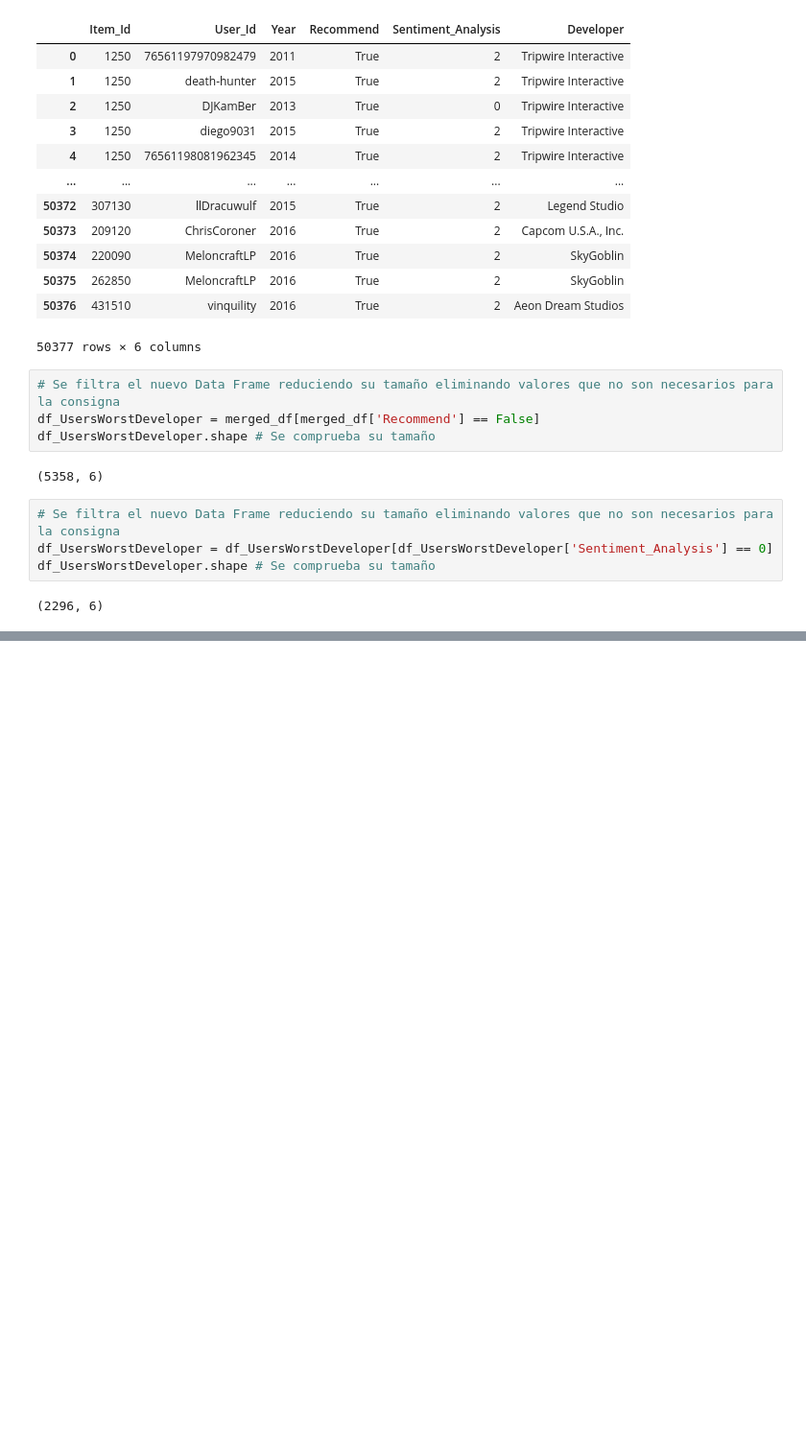
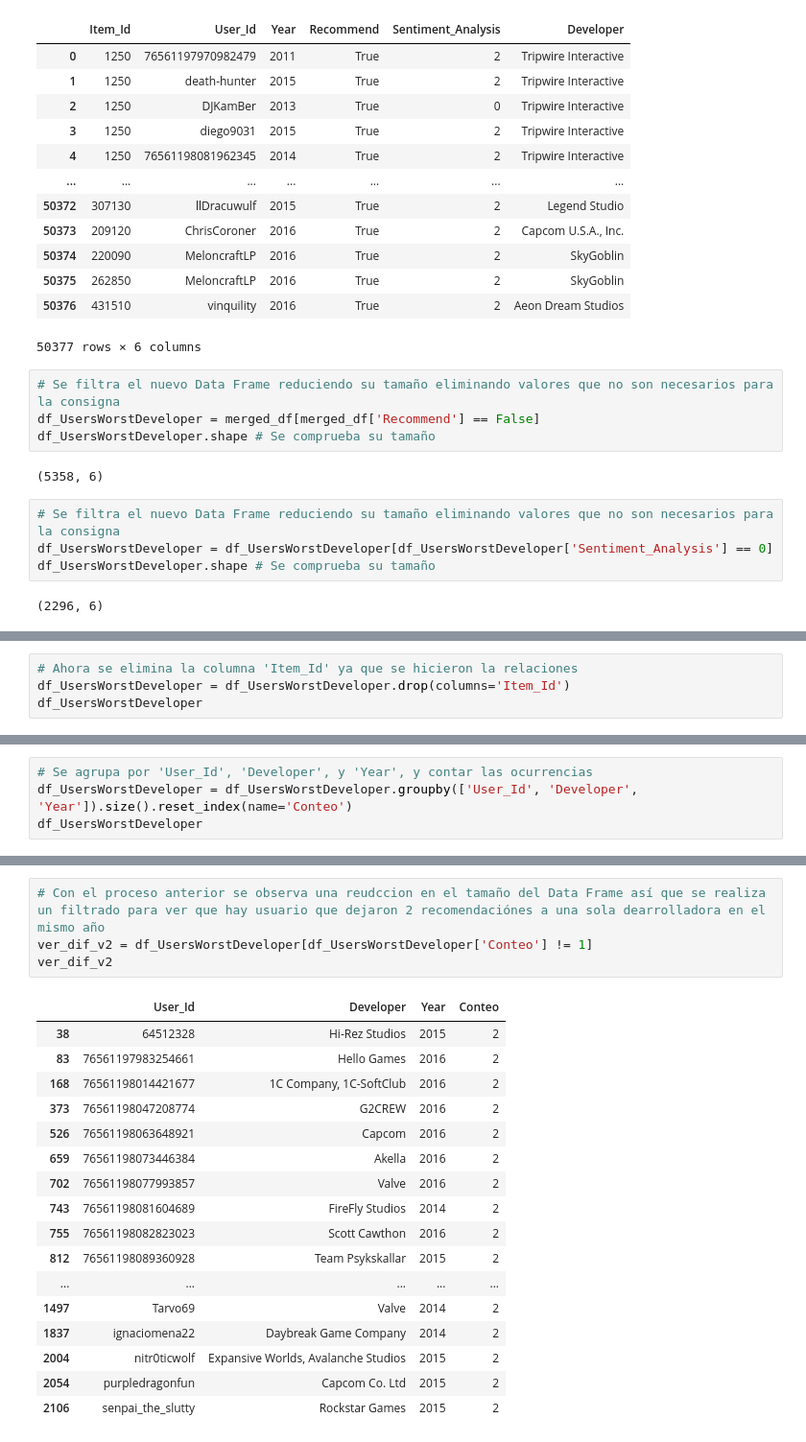
Before and after one commit to DavidssonGon/PI_ML_OPS_STEAM_DSFT17, a Jupyter notebook: ETL2.ipynb, the cells around one changed output, grey strips where cells are left out. Shown: that part at 96% size. Cells and saved outputs as stored; diff of their text form; blank space fills up the shorter version.

```diff
--- a/ETL2.ipynb
+++ b/ETL2.ipynb
@@ -847,0 +839,4 @@ df_games.head()
+# %%
+# Ahora se elimina la columna 'Item_Id' ya que se hicieron la relaciones
+df_UsersWorstDeveloper = df_UsersWorstDeveloper.drop(columns='Item_Id')
+df_UsersWorstDeveloper
@@ -847,0 +857,4 @@ df_games.head()
+# %%
+# Se agrupa por 'User_Id', 'Developer', y 'Year', y contar las ocurrencias
+df_UsersWorstDeveloper = df_UsersWorstDeveloper.groupby(['User_Id', 'Developer', 'Year']).size().reset_index(name='Conteo')
+df_UsersWorstDeveloper
@@ -847,0 +875,22 @@ df_games.head()
+# %%
+# Con el proceso anterior se observa una reudccion en el tamaño del Data Frame así que se realiza un filtrado para ver que hay usuario que dejaron 2 recomendaciónes a una sola dearrolladora en el mismo año
+ver_dif_v2 = df_UsersWorstDeveloper[df_UsersWorstDeveloper['Conteo'] != 1]
+ver_dif_v2
+# %% [output]
+|  | User_Id | Developer | Year | Conteo |
+| 38 | 64512328 | Hi-Rez Studios | 2015 | 2 |
+| 83 | 76561197983254661 | Hello Games | 2016 | 2 |
+| 168 | 76561198014421677 | 1C Company, 1C-SoftClub | 2016 | 2 |
+| 373 | 76561198047208774 | G2CREW | 2016 | 2 |
+| 526 | 76561198063648921 | Capcom | 2016 | 2 |
+| 659 | 76561198073446384 | Akella | 2016 | 2 |
+| 702 | 76561198077993857 | Valve | 2016 | 2 |
+| 743 | 76561198081604689 | FireFly Studios | 2014 | 2 |
+| 755 | 76561198082823023 | Scott Cawthon | 2016 | 2 |
+| 812 | 76561198089360928 | Team Psykskallar | 2015 | 2 |
+| ... | ... | ... | ... | ... |
+| 1497 | Tarvo69 | Valve | 2014 | 2 |
+| 1837 | ignaciomena22 | Daybreak Game Company | 2014 | 2 |
+| 2004 | nitr0ticwolf | Expansive Worlds, Avalanche Studios | 2015 | 2 |
+| 2054 | purpledragonfun | Capcom Co. Ltd | 2015 | 2 |
+| 2106 | senpai_the_slutty | Rockstar Games | 2015 | 2 |
```
Also changed, not shown: parts of 30 cells of this notebook, 1 other file.
